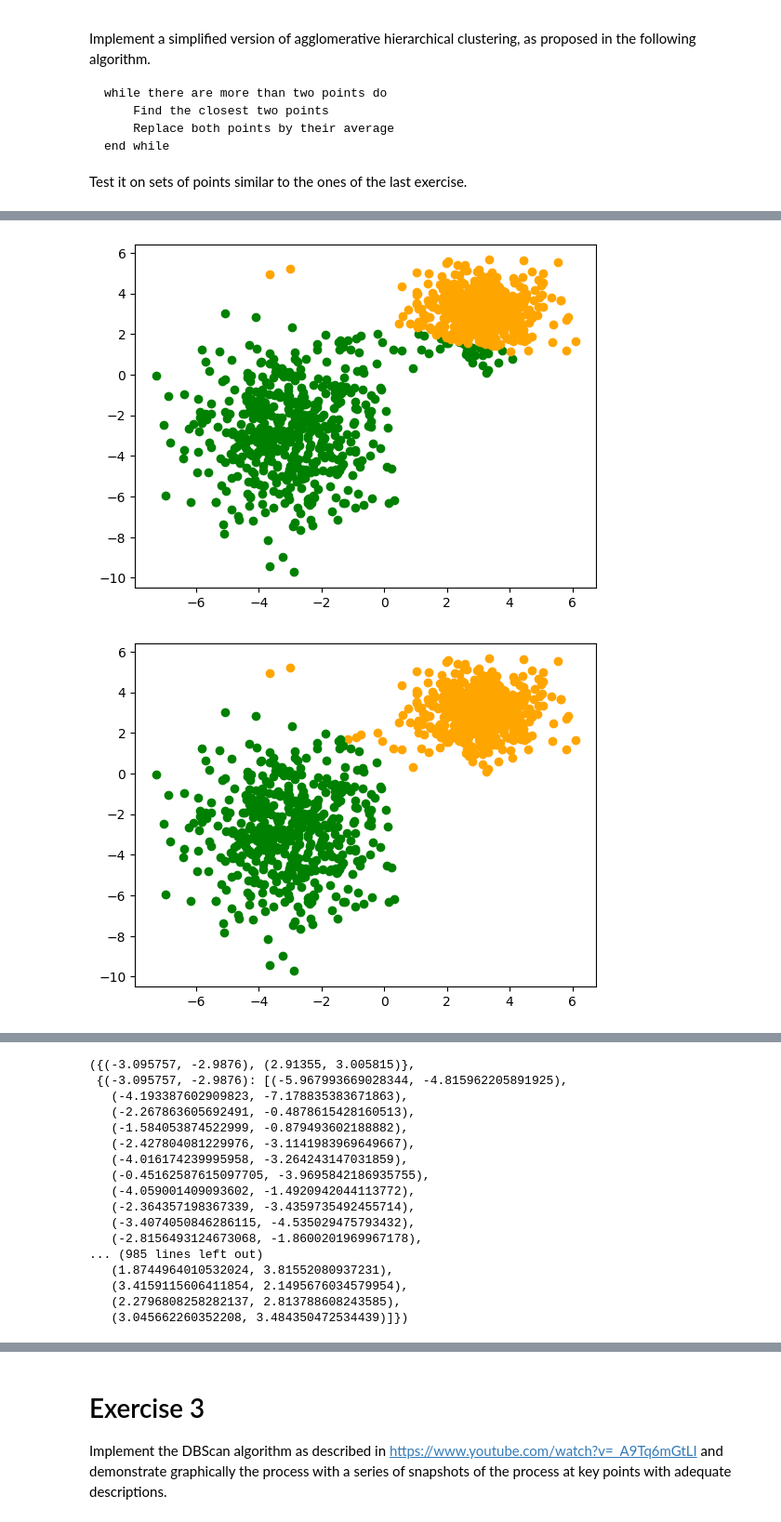
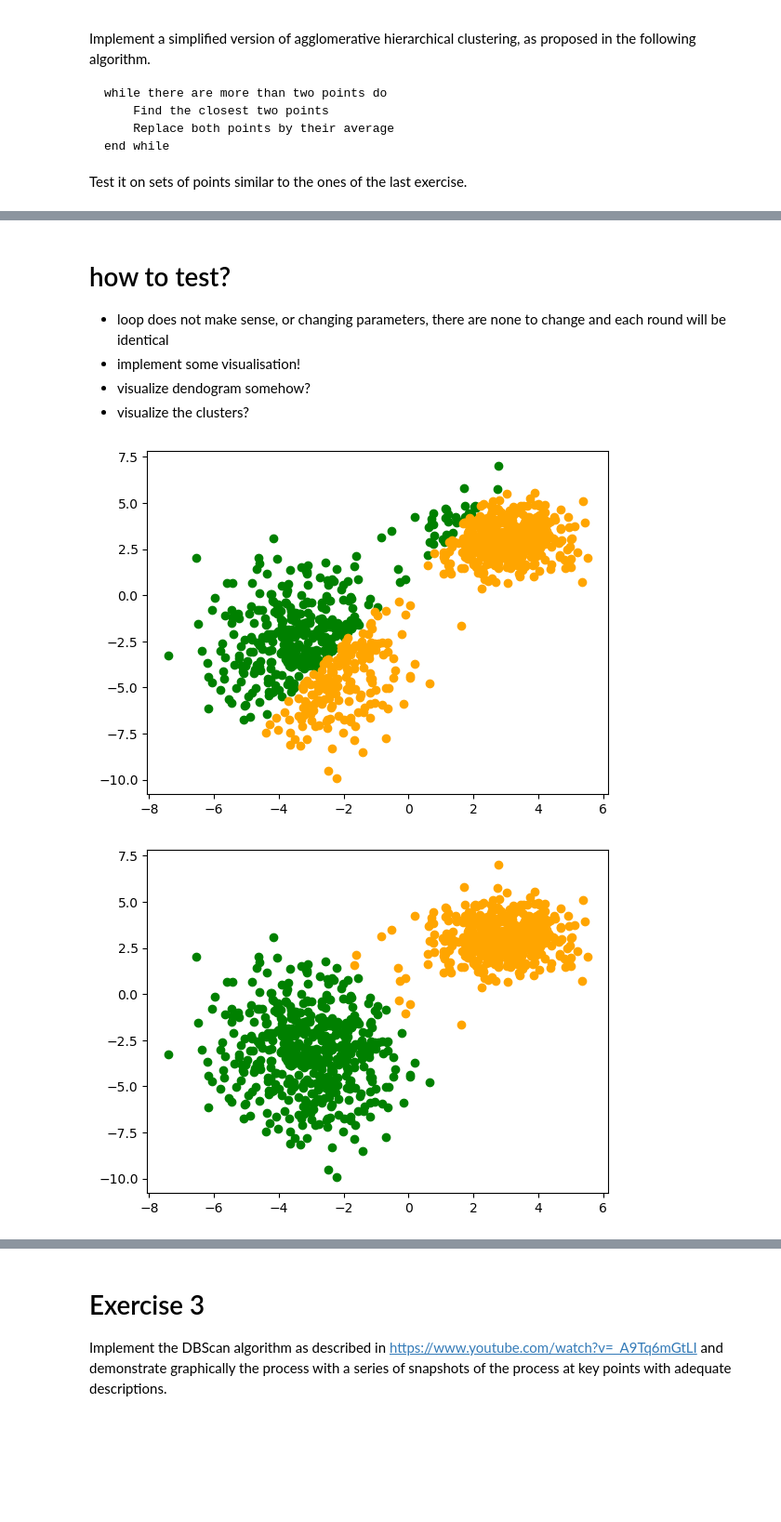
Before and after one commit to jelenameyer/IntroToMachineLearning, a Jupyter notebook: assignments/a1_unsupervised.ipynb, the cells around one changed output, grey strips where cells are left out. Shown at 93% size. Saved outputs shown, nothing was run; the diff lists cells and outputs as text; code cells hidden in the pictures; blank space fills up the shorter version.

Commit message:
progress a1 task3

```diff
--- a/assignments/a1_unsupervised.ipynb
+++ b/assignments/a1_unsupervised.ipynb
@@ -723,7 +723,7 @@ Implement a simplified version of agglomerative hierarchical clustering, as prop
 
 Test it on sets of points similar to the ones of the last exercise.
 # %%
-dataSetInProgress = data.T[0:20]
+dataSetInProgress = data.T
 dictionaryWithDistances = {}
 dictionaryWithAllPoints = {}
 
@@ -880,3 +805,9 @@ KeyboardInterrupt:
+# %% [markdown]
+# how to test?
+- loop does not make sense, or changing parameters, there are none to change and each round will be identical
+- implement some visualisation!
+- visualize dendogram somehow?
+- visualize the clusters?
 # %%
 class KMeansClustering:
 
@@ -1051,7 +982,8 @@ class KMeansClustering:
 # %%
 xy_tuples = list(zip(c[0], c[1]))
 newModel = KMeansClustering(xy_tuples, 2)
 newModel.cluster()
+newModel.visualize()
 # %% [output]
-[figure, old version]
+[figure, new version]
-[figure, old version]
+[figure, new version]
@@ -1061,17 +992,0 @@ newModel.cluster()
-({(-3.095757, -2.9876), (2.91355, 3.005815)},
- {(-3.095757, -2.9876): [(-5.967993669028344, -4.815962205891925),
-   (-4.193387602909823, -7.178835383671863),
-   (-2.267863605692491, -0.4878615428160513),
-   (-1.584053874522999, -0.879493602188882),
-   (-2.427804081229976, -3.1141983969649667),
-   (-4.016174239995958, -3.264243147031859),
-   (-0.45162587615097705, -3.9695842186935755),
-   (-4.059001409093602, -1.4920942044113772),
-   (-2.364357198367339, -3.4359735492455714),
-   (-3.4074050846286115, -4.535029475793432),
-   (-2.8156493124673068, -1.8600201969967178),
-... (985 lines left out)
-   (1.8744964010532024, 3.81552080937231),
-   (3.4159115606411854, 2.1495676034579954),
-   (2.2796808258282137, 2.813788608243585),
-   (3.045662260352208, 3.484350472534439)]})
```
Also changed, not shown: parts of 6 cells of this notebook.
